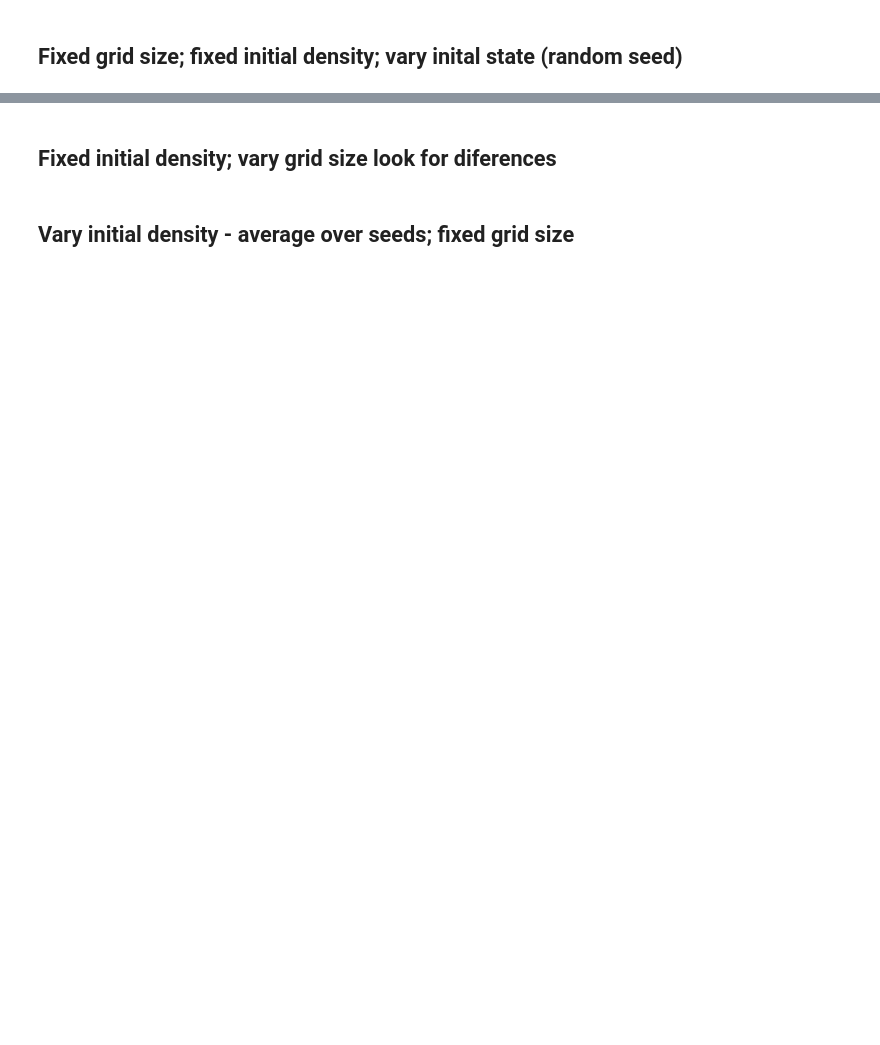
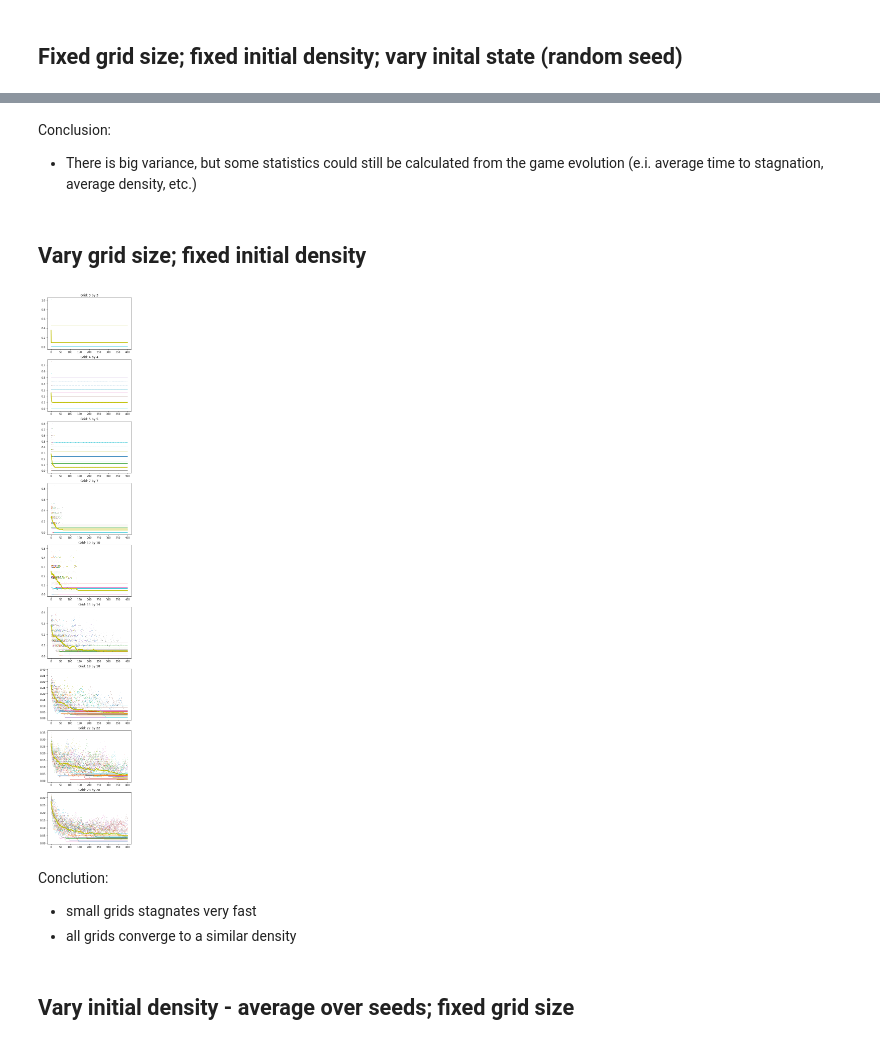
Before and after one commit to gabstoyanova/Game-Of-Life-Project, a Jupyter notebook: density_evolution_and_entropy.ipynb, the cells around one changed output, grey strips where cells are left out. Saved outputs shown, nothing was run; the diff lists cells and outputs as text; code cells hidden in the pictures; blank space fills up the shorter version.

Commit message:
densiy evolution graphs, entropy started

```diff
--- a/density_evolution_and_entropy.ipynb
+++ b/density_evolution_and_entropy.ipynb
@@ -7,15 +7,3 @@ import import_ipynb
 from environment import GameOfLifeEnv
 # %% [output]
 importing Jupyter notebook from environment.ipynb
-# %%
-print(GameOfLifeEnv)
-env = GameOfLifeEnv(grid_size=8, seed=9)
-state = env.reset()
-
-states = []
-states.append(np.copy(state))
-done = False
-while not done:
-    state, r, done = env.step()
-    states.append(np.copy(state))
-# print(len(states), states)
@@ -124,5 +98,44 @@ plt.show()
-# %% [markdown]
-## Fixed initial density; vary grid size look for diferences
+# %% [markdown]
+Conclusion:
+- There is big variance, but some statistics could still be calculated from the game evolution (e.i. average time to stagnation, average density, etc.)
+# %% [markdown]
+## Vary grid size; fixed initial density
+# %%
+%matplotlib inline
+
+grid_sizes = [3, 4, 5, 7, 10, 14, 18, 22, 28]
+averages = np.zeros((len(grid_sizes), 401))
+runs_per_grid = 30
+fig, axes = plt.subplots(len(grid_sizes), 1, figsize=(6, 40))
+# fig, axes = plt.subplots(1, 1, figsize=(6, 6))
+
+for j, g in enumerate(grid_sizes):
+    env = GameOfLifeEnv(grid_size=g, density=0.5) #, save_states = True)
+
+    for i in range(runs_per_grid):
+        state = env.reset()
+        rewards = []
+
+        done = False
+        while not done:
+            state, r, done = env.step()
+            rewards.append(r)
+
+        rewards_filled = np.append(np.array(rewards), rewards[-1] * np.ones(401 - len(rewards)))
+
+        axes[j].plot(np.array(rewards_filled) / g ** 2, ',')
+        averages[j] = (i * averages[j] + rewards_filled) / (i + 1)
+
+    axes[j].plot(averages[j] / g ** 2, 'y', linewidth=2.6)
+    axes[j].set_title(f'Grid: {g} by {g}')
+
+plt.show()
+# %% [output]
+[figure, added]
+# %% [markdown]
+Conclution:
+- small grids stagnates very fast
+- all grids converge to a similar density
 # %% [markdown]
 ## Vary initial density - average over seeds; fixed grid size
 # %%
```
Also changed, not shown: parts of 13 cells of this notebook, 1 other file.
